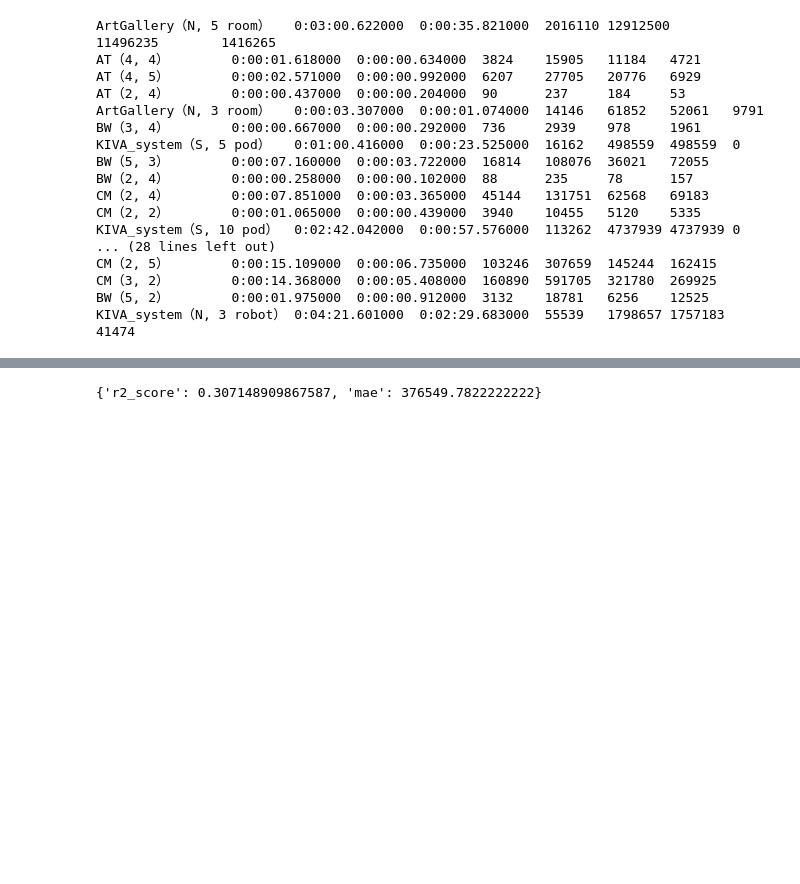
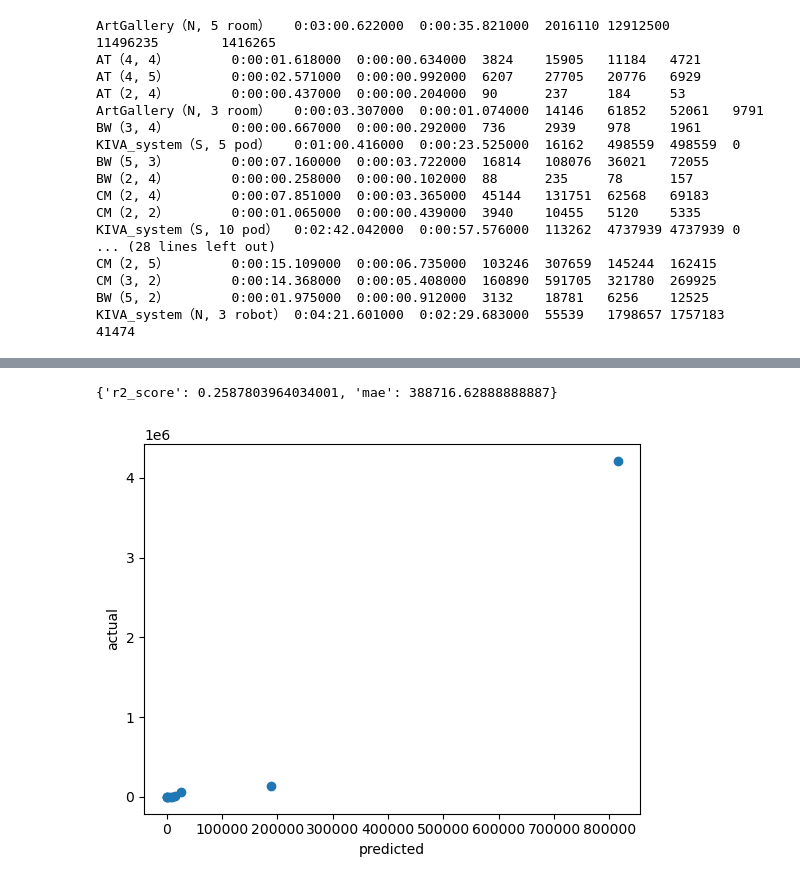
Before and after one commit to ITK13201/ml-dcs, a Jupyter notebook: ml-dcs/notebooks/mtsa_result.ipynb, the cells around one changed output, grey strips where cells are left out. Drawn from its saved outputs; the diff is of its cells as text; code cells hidden in the pictures; blank space fills up the shorter version.

```diff
--- a/ml-dcs/notebooks/mtsa_result.ipynb
+++ b/ml-dcs/notebooks/mtsa_result.ipynb
@@ -72,15 +74,17 @@ print(result.model_dump())
 # %%
 from ml_dcs.internal.ml.prediction_methods import RandomForestPrediction
 from ml_dcs.internal.mtsa.data_utils import MTSADataUtil
 from ml_dcs.domain.ml import MLCalculationTimePredictionInput1
 
 util = MTSADataUtil(input_dir_path="./tmp/2024-07-04/input")
 df = util.get_dataframe(ml_input_class=MLCalculationTimePredictionInput1)
 prediction = RandomForestPrediction(df)
-result = prediction.predict()
+result = prediction.evaluate()
 print(result.model_dump())
+prediction.plt_show()
 # %% [output]
-{'r2_score': 0.307148909867587, 'mae': 376549.7822222222}
+{'r2_score': 0.2587803964034001, 'mae': 388716.62888888887}
+[figure, added]
 # %%
 from ml_dcs.internal.ml.prediction_methods import GradientBoostingPrediction
 from ml_dcs.internal.mtsa.data_utils import MTSADataUtil
```
Also changed, not shown: parts of 5 cells of this notebook, 1 other file.
